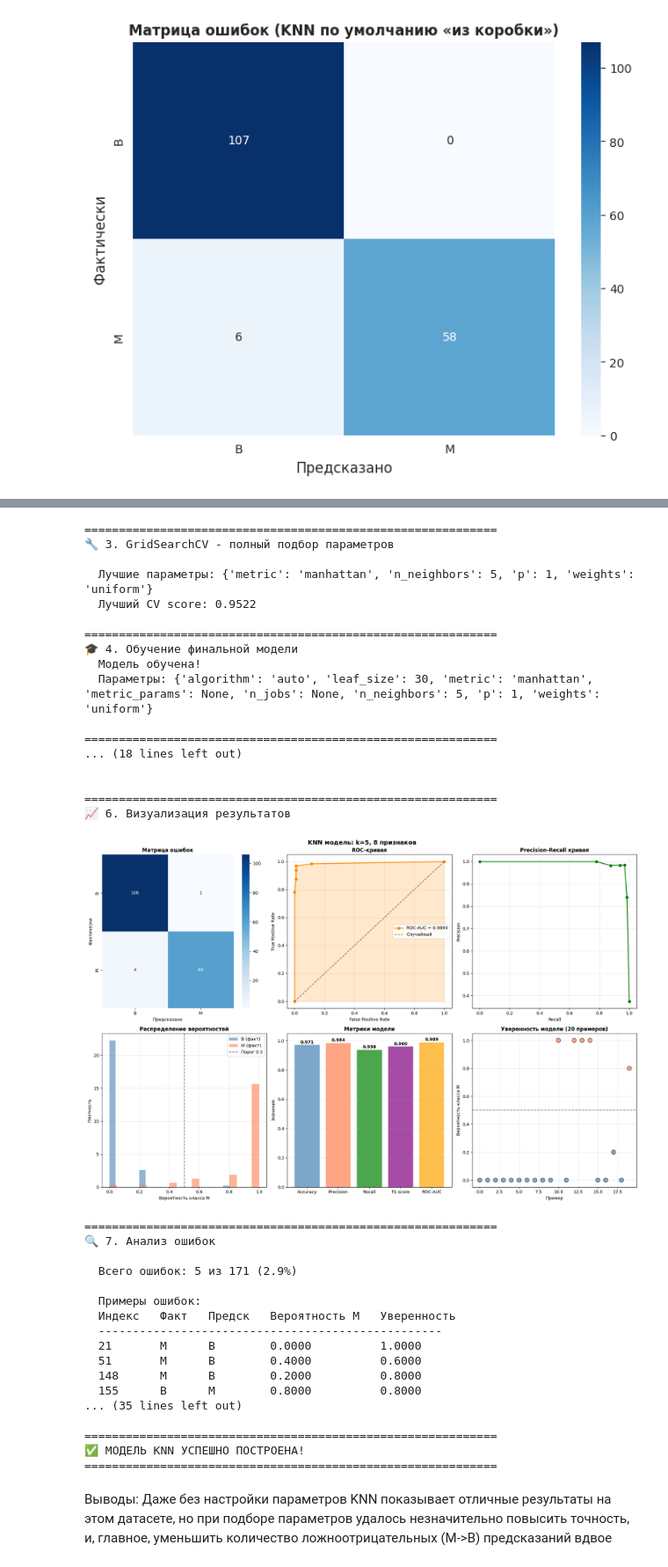
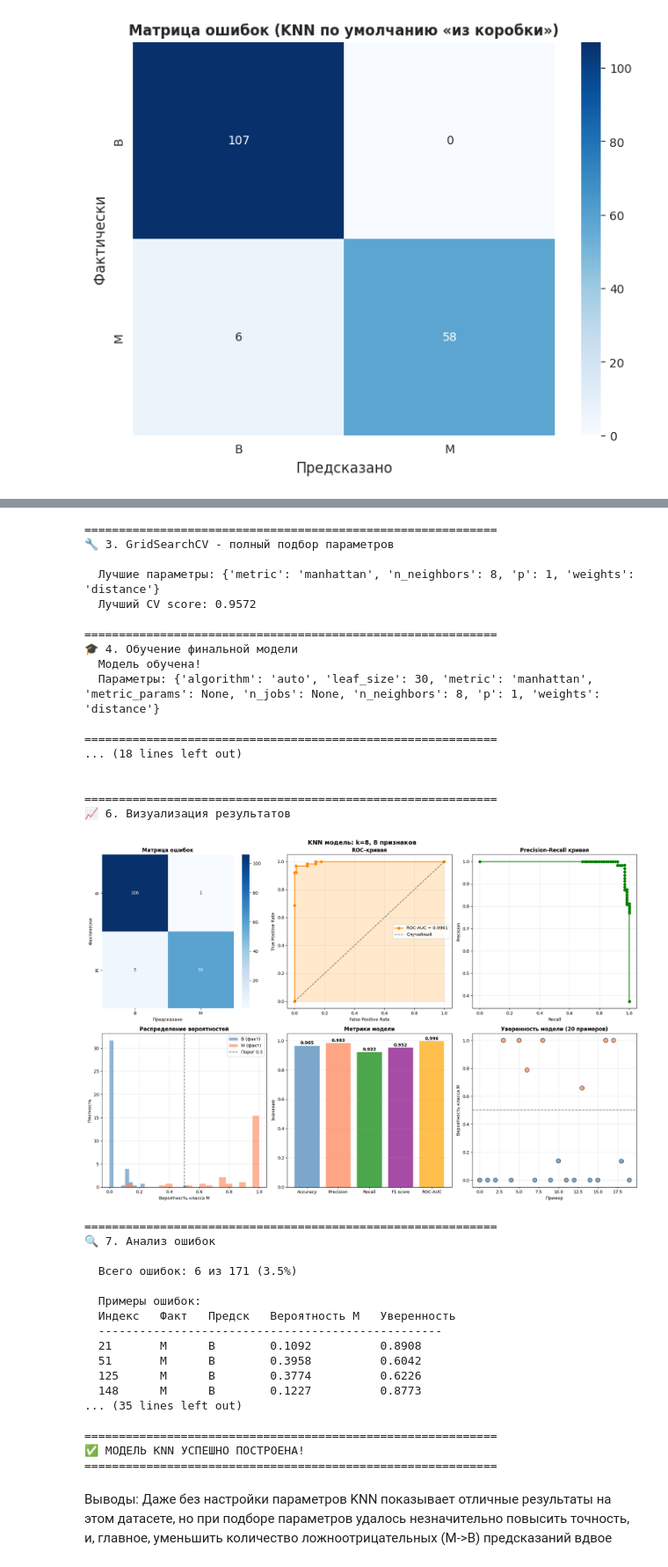
Before and after one commit to Ma-rCh/ML-Basic, a Jupyter notebook: homework_09/homework_09.ipynb, the cells around one changed output, grey strips where cells are left out. Shown at 88% size. Drawn from its saved outputs; the diff is of its cells as text; code cells hidden in the pictures.

```diff
--- a/homework_09/homework_09.ipynb
+++ b/homework_09/homework_09.ipynb
@@ -696,7 +696,7 @@ print("\n" + "="*60)
 print("🔧 3. GridSearchCV - полный подбор параметров")
 
 param_grid = {
-    'n_neighbors': [5],#([best_k], #range(3, 12),
+    'n_neighbors': range(3, 9),
     'weights': ['uniform', 'distance'],
     'metric': ['euclidean', 'manhattan', 'minkowski'],
     'p': [1, 2]  # 1=manhattan, 2=euclidean
@@ -908,49 +908,49 @@ print("="*60)
 ============================================================
 🤖 ПОСТРОЕНИЕ KNN МОДЕЛИ
 ============================================================
 
 📊 1. Подготовка данных
 
   Train: 398 образцов
   Test:  171 образцов
   ✅ Данные стандартизированы
 
 ============================================================
 🔍 2. Подбор оптимального k
 
   Лучший k: 13
   Лучший CV score: 0.9574
 [figure]
 ============================================================
 🔧 3. GridSearchCV - полный подбор параметров
 
-  Лучшие параметры: {'metric': 'manhattan', 'n_neighbors': 5, 'p': 1, 'weights': 'uniform'}
-  Лучший CV score: 0.9522
+  Лучшие параметры: {'metric': 'manhattan', 'n_neighbors': 8, 'p': 1, 'weights': 'distance'}
+  Лучший CV score: 0.9572
 
 ============================================================
 🎓 4. Обучение финальной модели
   Модель обучена!
-  Параметры: {'algorithm': 'auto', 'leaf_size': 30, 'metric': 'manhattan', 'metric_params': None, 'n_jobs': None, 'n_neighbors': 5, 'p': 1, 'weights': 'uniform'}
+  Параметры: {'algorithm': 'auto', 'leaf_size': 30, 'metric': 'manhattan', 'metric_params': None, 'n_jobs': None, 'n_neighbors': 8, 'p': 1, 'weights': 'distance'}
 
 ============================================================
 ... (18 lines left out)
 
 
 ============================================================
 📈 6. Визуализация результатов
-[figure, old version]
+[figure, new version]
 ============================================================
 🔍 7. Анализ ошибок
 
-  Всего ошибок: 5 из 171 (2.9%)
+  Всего ошибок: 6 из 171 (3.5%)
 
   Примеры ошибок:
   Индекс   Факт   Предск   Вероятность M   Уверенность
   --------------------------------------------------
-  21       M      B        0.0000          1.0000
-  51       M      B        0.4000          0.6000
-  148      M      B        0.2000          0.8000
-  155      B      M        0.8000          0.8000
+  21       M      B        0.1092          0.8908
+  51       M      B        0.3958          0.6042
+  125      M      B        0.3774          0.6226
+  148      M      B        0.1227          0.8773
 ... (35 lines left out)
 
 ============================================================
```
